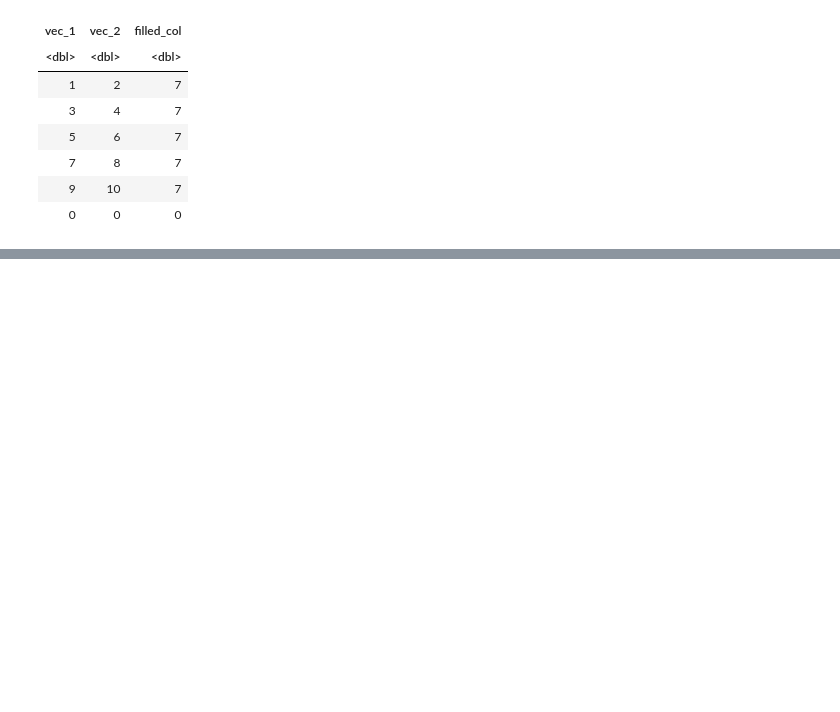
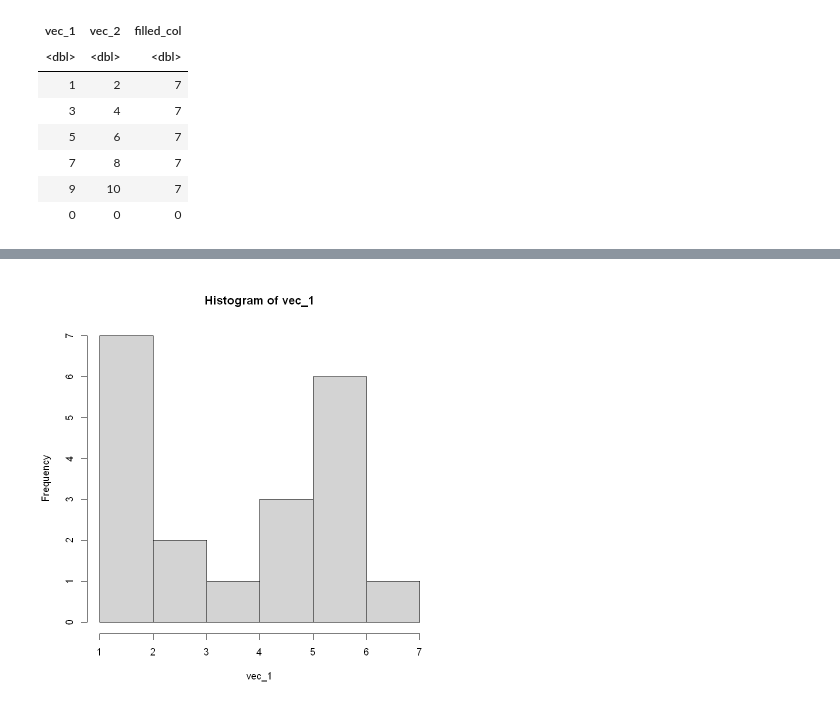
Before and after one commit to ignacioaristimuno/Courses, a Jupyter notebook: R/Data Visualization and Dashboarding with R/1. Getting started with Data Visualization in R.ipynb, the cells around one changed output, grey strips where cells are left out. Saved outputs shown, nothing was run; the diff lists cells and outputs as text; code cells hidden in the pictures; blank space fills up the shorter version.

```diff
--- a/R/Data Visualization and Dashboarding with R/1. Getting started with Data Visualization in R.ipynb
+++ b/R/Data Visualization and Dashboarding with R/1. Getting started with Data Visualization in R.ipynb
@@ -80,0 +97,6 @@ A data.frame: 6 × 3
+# %%
+vec_1 = c(1, 1, 1, 1, 2, 2, 2, 3, 3, 4, 5, 5, 5, 6, 6, 6, 6, 6, 6, 7)
+
+hist(vec_1)
+# %% [output]
+[figure, added]
```
Also changed, not shown: parts of 34 cells of this notebook, 1 other file.
